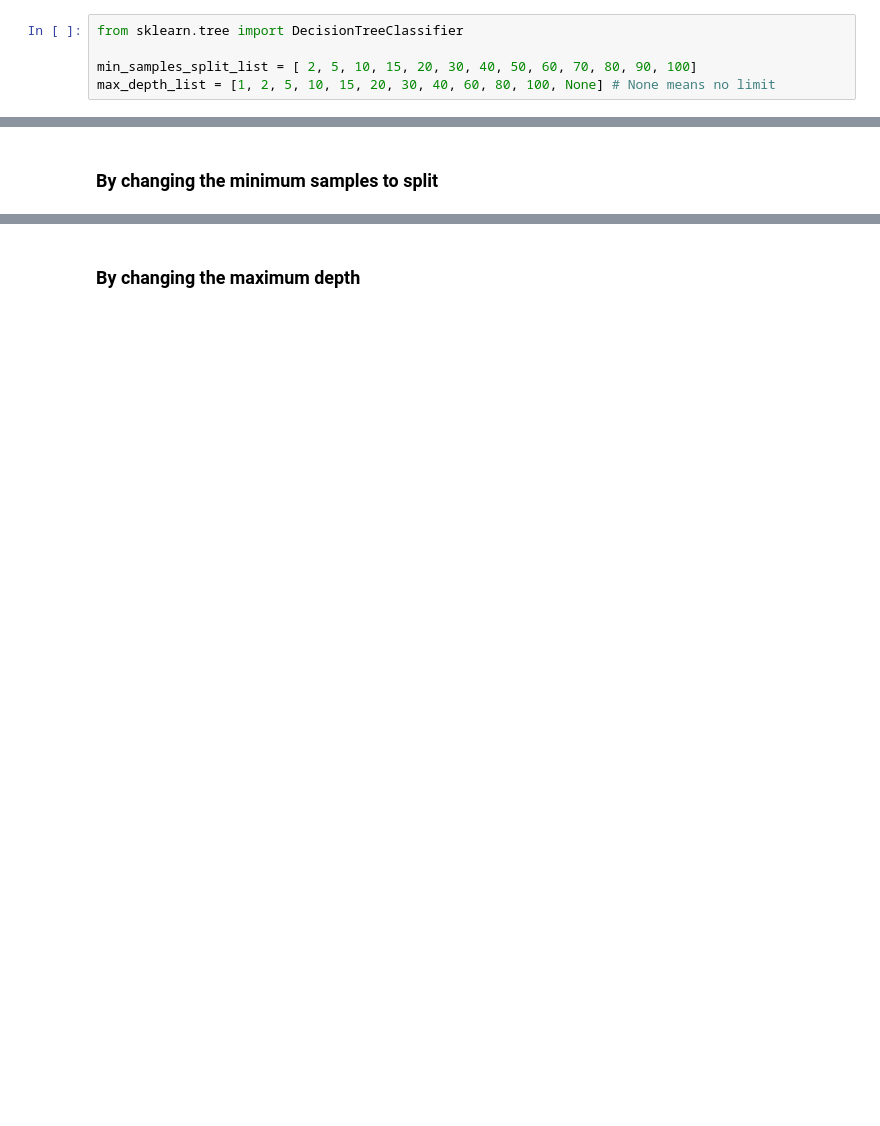
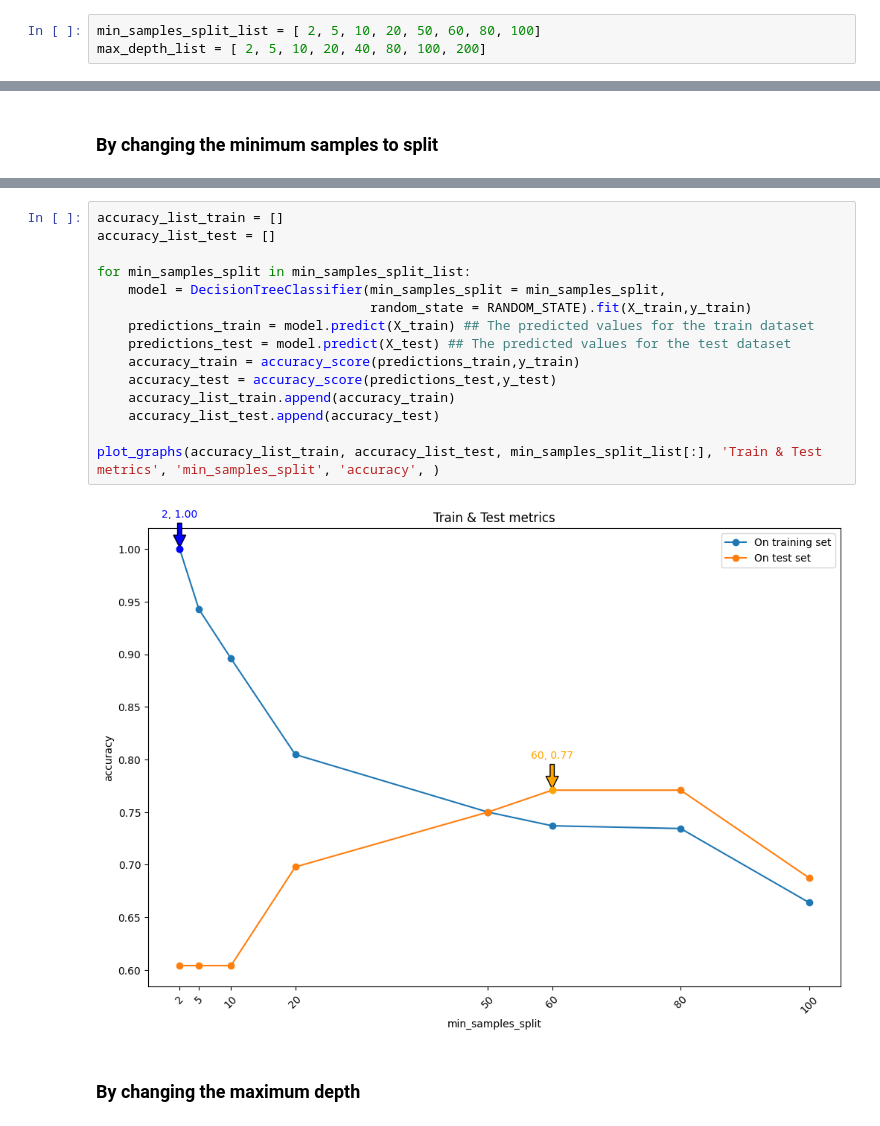
Before and after one commit to cepdnaclk/e19-co544-Concentration-Difficulty-Prediction-Model, a Jupyter notebook: random_forest.ipynb, the cells around one changed output, grey strips where cells are left out. Cells and saved outputs as stored; diff of their text form; blank space fills up the shorter version.

```diff
--- a/random_forest.ipynb
+++ b/random_forest.ipynb
@@ -927,7 +952,5 @@ from sklearn.metrics import accuracy_score
 - max_depth: The maximum depth of the tree.
   - Choosing a lower max_depth can reduce the number of splits and may help to reduce overfitting.
 # %%
-from sklearn.tree import DecisionTreeClassifier
-
-min_samples_split_list = [ 2, 5, 10, 15, 20, 30, 40, 50, 60, 70, 80, 90, 100]
-max_depth_list = [1, 2, 5, 10, 15, 20, 30, 40, 60, 80, 100, None] # None means no limit
+min_samples_split_list = [ 2, 5, 10, 20, 50, 60, 80, 100]
+max_depth_list = [ 2, 5, 10, 20, 40, 80, 100, 200]
@@ -992,2 +1002,19 @@ plt.show()
+# %%
+accuracy_list_train = []
+accuracy_list_test = []
+
+for min_samples_split in min_samples_split_list:
+    model = DecisionTreeClassifier(min_samples_split = min_samples_split,
+                                   random_state = RANDOM_STATE).fit(X_train,y_train)
+    predictions_train = model.predict(X_train) ## The predicted values for the train dataset
+    predictions_test = model.predict(X_test) ## The predicted values for the test dataset
+    accuracy_train = accuracy_score(predictions_train,y_train)
+    accuracy_test = accuracy_score(predictions_test,y_test)
+    accuracy_list_train.append(accuracy_train)
+    accuracy_list_test.append(accuracy_test)
+
+plot_graphs(accuracy_list_train, accuracy_list_test, min_samples_split_list[:], 'Train & Test metrics', 'min_samples_split', 'accuracy', )
+# %% [output]
+[figure, added]
 # %% [markdown]
 ### By changing the maximum depth
```
Also changed, not shown: parts of 43 cells of this notebook.
